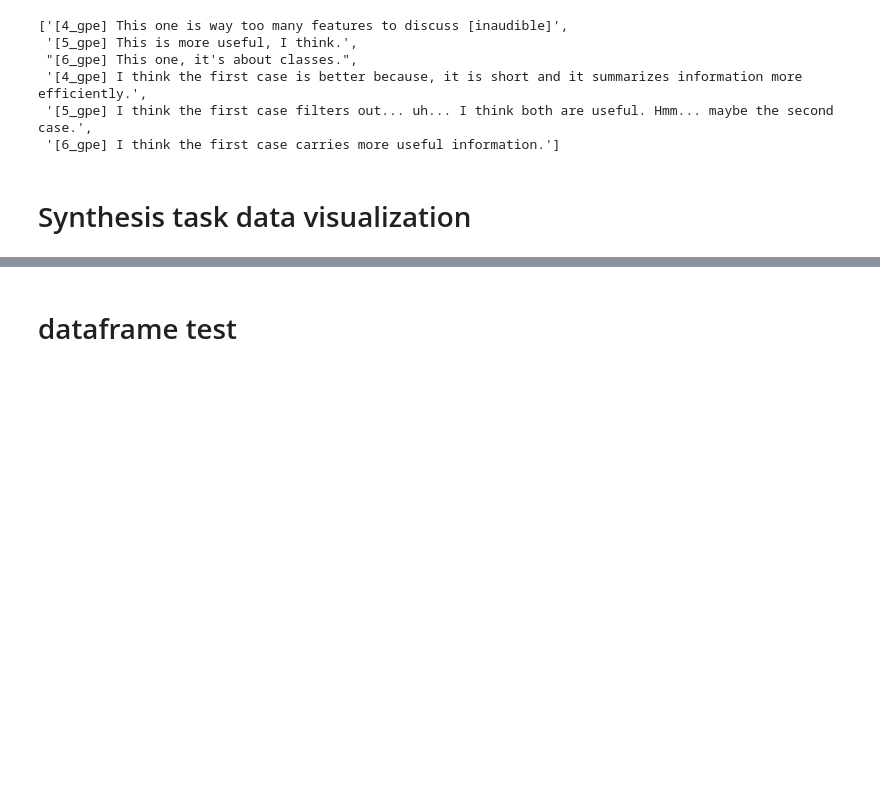
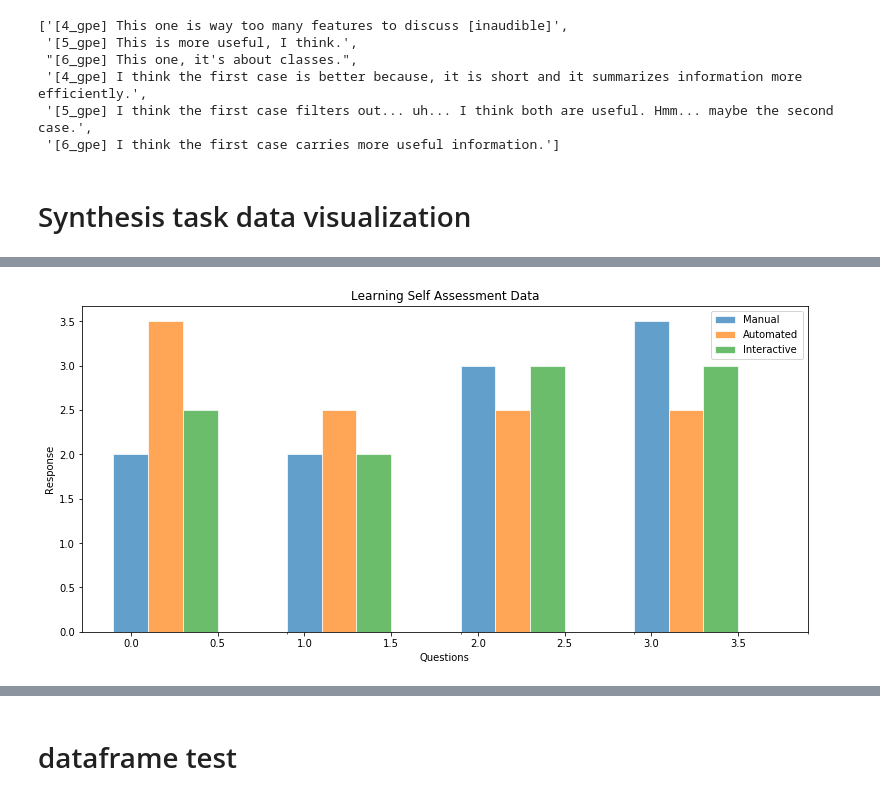
Before and after one commit to hsbang09/iFEED_experiment_result_analysis_2019, a Jupyter notebook: analysis.ipynb, the cells around one changed output, grey strips where cells are left out. Drawn from its saved outputs; the diff is of its cells as text; code cells hidden in the pictures; blank space fills up the shorter version.

```diff
--- a/analysis.ipynb
+++ b/analysis.ipynb
@@ -377,2 +388,6 @@ visualizer.boxPlot(columns=['PScore','NScore', 'totalScore'], nrows=1, ncols=3,
+# %%
+visualizer.selfAssessmentPlot()
+# %% [output]
+[figure, added]
 # %%
 die here
```
Also changed, not shown: parts of 26 cells of this notebook, 7 other files.
